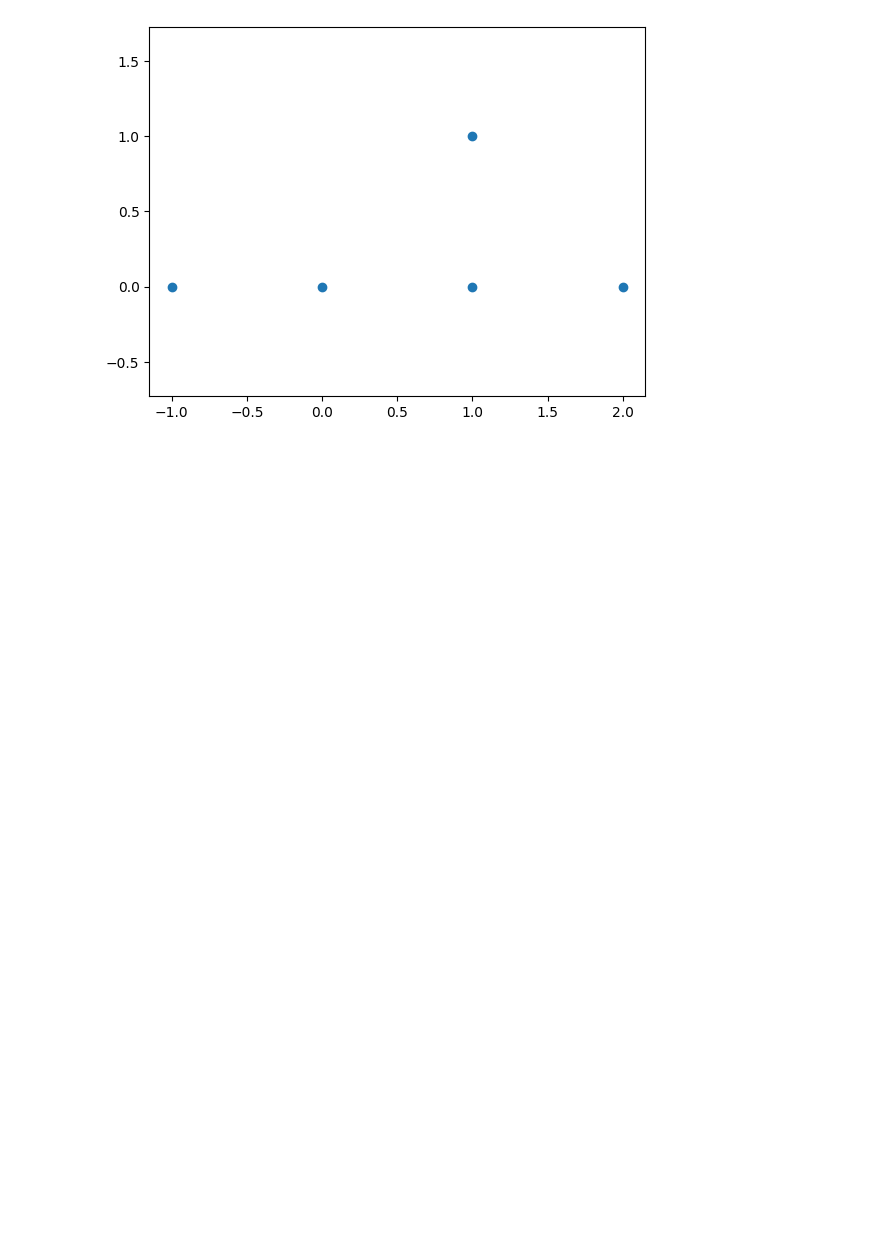
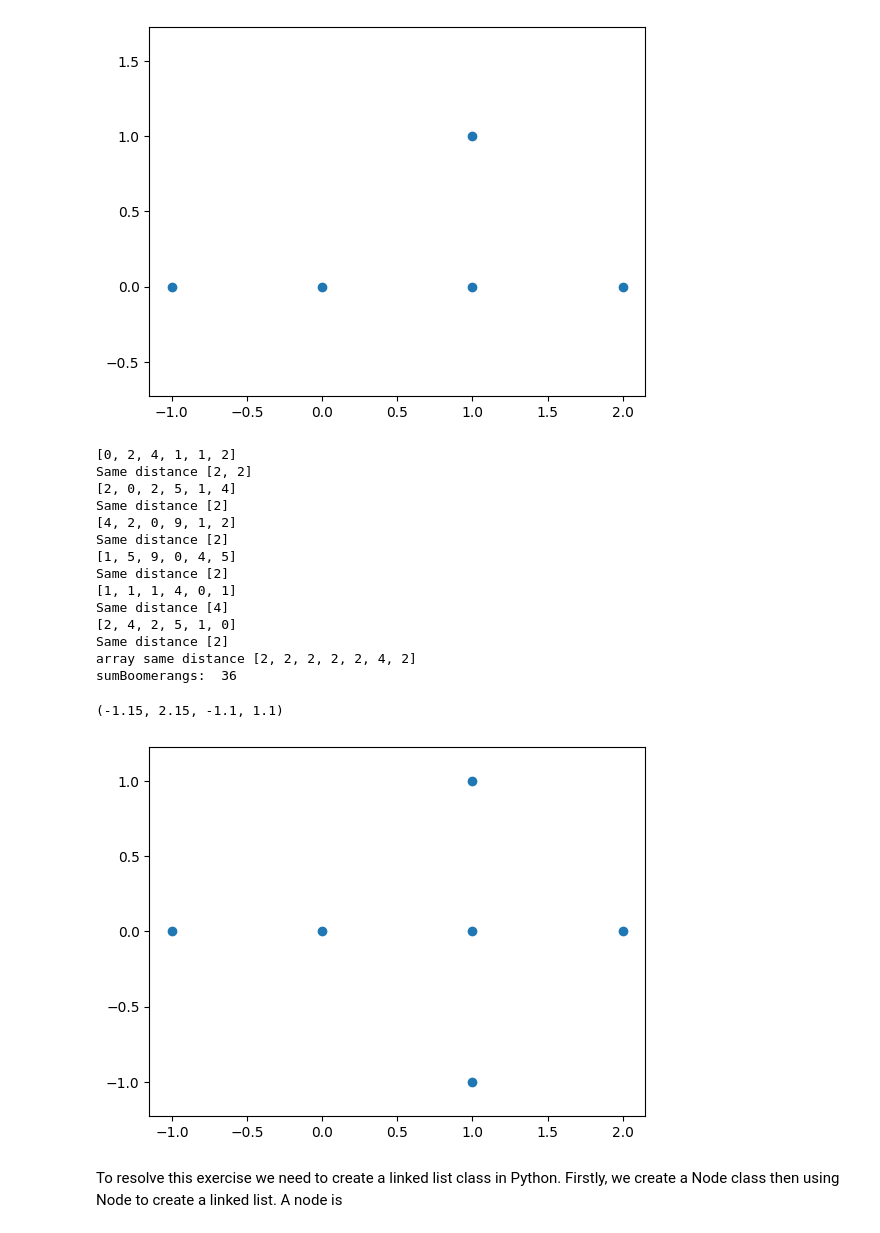
Before and after one commit to hientx-seta/leetcode-python, a Jupyter notebook: Leetcode-Medium-Python.ipynb, the cells around one changed output. Cells and saved outputs as stored; diff of their text form; code cells hidden in the pictures; blank space fills up the shorter version.

Commit message:
update common exercise of algo with python

```diff
--- a/Leetcode-Medium-Python.ipynb
+++ b/Leetcode-Medium-Python.ipynb
@@ -157,3 +162,25 @@ array same distance [2, 2, 3]
 sumBoomerangs:  10
 (-1.15, 2.15, -0.05, 1.05)
 [figure]
+# %%
+arrTest2 = [[0,0],[1,1],[2,0], [-1,0], [1,0], [1, -1]]
+numberOfBoomerangs(arrTest2)
+plt.scatter(*zip(*arrTest2))
+plt.axis('equal')
+# %% [output]
+[0, 2, 4, 1, 1, 2]
+Same distance [2, 2]
+[2, 0, 2, 5, 1, 4]
+Same distance [2]
+[4, 2, 0, 9, 1, 2]
+Same distance [2]
+[1, 5, 9, 0, 4, 5]
+Same distance [2]
+[1, 1, 1, 4, 0, 1]
+Same distance [4]
+[2, 4, 2, 5, 1, 0]
+Same distance [2]
+array same distance [2, 2, 2, 2, 2, 4, 2]
+sumBoomerangs:  36
+(-1.15, 2.15, -1.1, 1.1)
+[figure, added]
@@ -159,0 +246,3 @@ sumBoomerangs:  10
+# %% [markdown]
+To resolve this exercise we need to create a linked list class in Python.
+Firstly, we create a Node class then using Node to create a linked list. A node is
```
Also changed, not shown: parts of 12 cells of this notebook, 2 other files.
